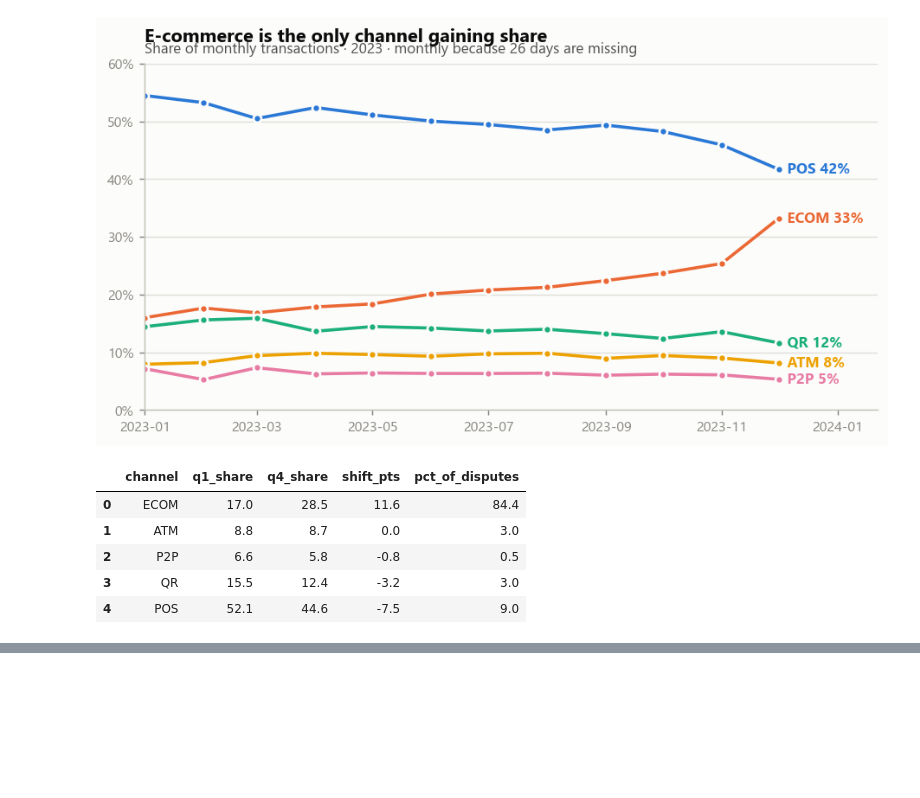
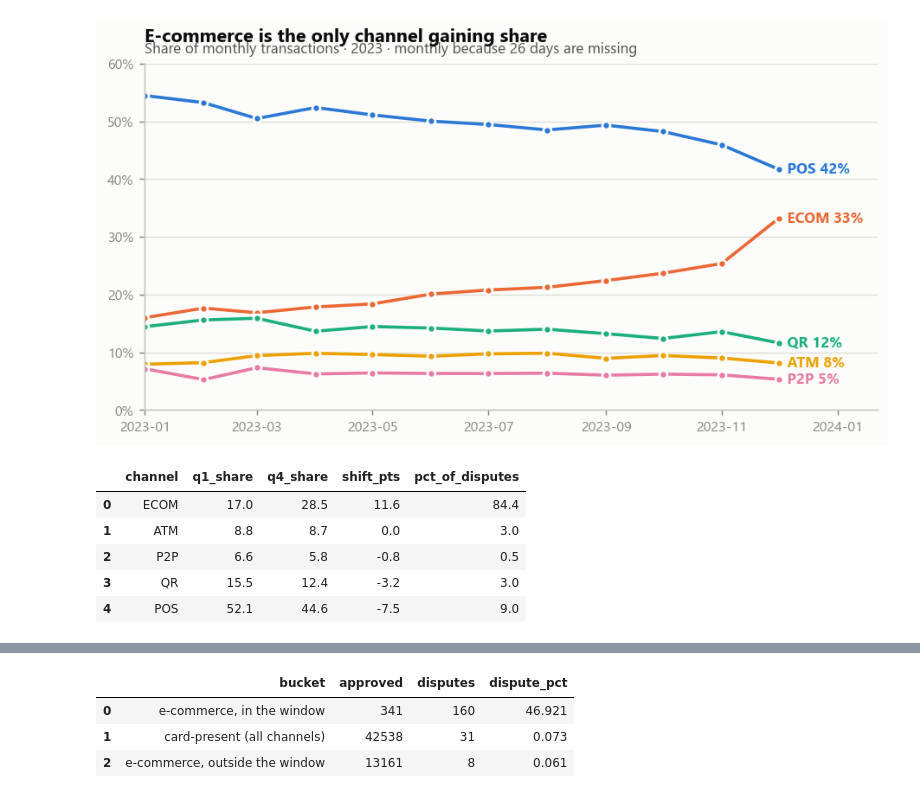
Before and after one commit to Shahzodo5o4/data-analyst-portfolio, a Jupyter notebook: uzcard-payments-analysis/notebooks/01-analysis.ipynb, the cells around one changed output, grey strips where cells are left out. Cells and saved outputs as stored; diff of their text form; code cells hidden in the pictures; blank space fills up the shorter version.

```diff
--- a/uzcard-payments-analysis/notebooks/01-analysis.ipynb
+++ b/uzcard-payments-analysis/notebooks/01-analysis.ipynb
@@ -660,0 +784,29 @@ protection card-not-present traffic gets today has to scale with it.
+# %%
+buckets = q("""
+    WITH tagged AS (
+        SELECT t.is_disputed,
+               te.channel = 'ECOM' AS is_cnp,
+               mc.category_name IN ('Betting', 'Online Gaming')
+                   AND extract(hour FROM t.txn_ts) < 5 AS in_window
+        FROM uzcard.transactions t
+        JOIN uzcard.terminals te      ON te.terminal_id = t.terminal_id
+        JOIN uzcard.merchants m       ON m.merchant_id = t.merchant_id
+        JOIN uzcard.mcc_categories mc ON mc.mcc_code = m.mcc_code
+        WHERE t.txn_status = 'approved'
+    )
+    SELECT CASE WHEN NOT is_cnp           THEN 'card-present (all channels)'
+                WHEN is_cnp AND in_window THEN 'e-commerce, in the window'
+                ELSE 'e-commerce, outside the window' END AS bucket,
+           count(*) AS approved,
+           count(*) FILTER (WHERE is_disputed) AS disputes,
+           round(100.0 * count(*) FILTER (WHERE is_disputed) / count(*), 3) AS dispute_pct
+    FROM tagged
+    GROUP BY 1
+    ORDER BY dispute_pct DESC
+""")
+buckets
+# %% [output]
+|  | bucket | approved | disputes | dispute_pct |
+| 0 | e-commerce, in the window | 341 | 160 | 46.921 |
+| 1 | card-present (all channels) | 42538 | 31 | 0.073 |
+| 2 | e-commerce, outside the window | 13161 | 8 | 0.061 |
```
Also changed, not shown: parts of 15 cells of this notebook, 17 other files.
